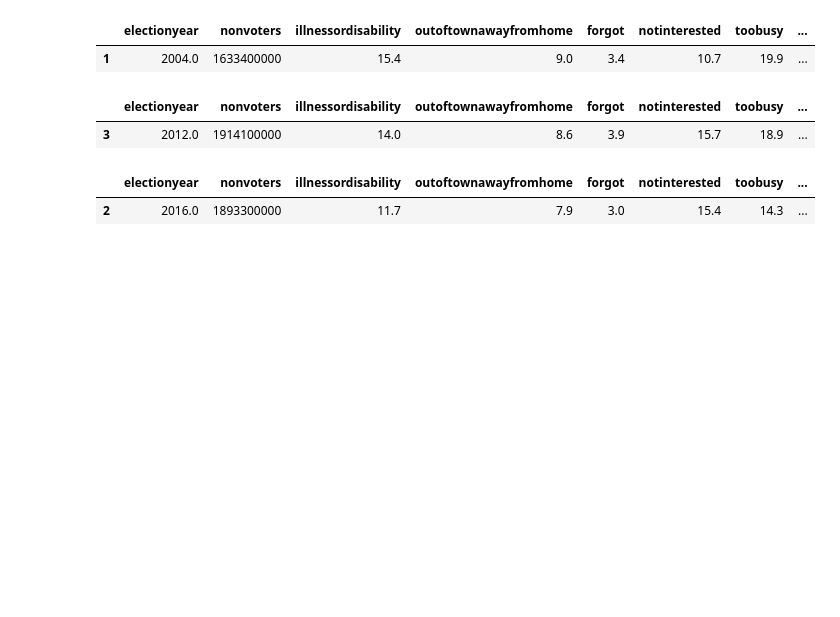
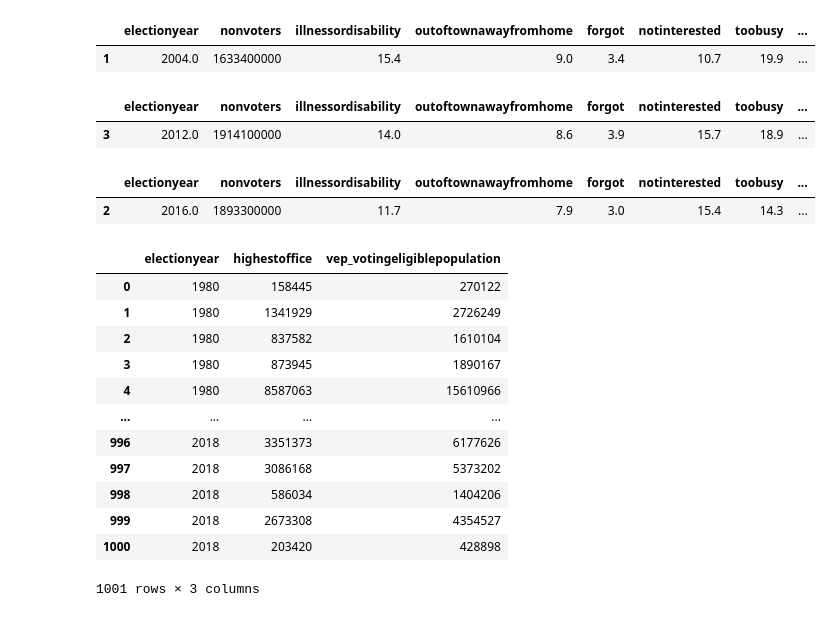
Before and after one commit to mmingoia/HTML_MN_Group_Project, a Jupyter notebook: app/Turnoutvisual.ipynb, the cells around one changed output. Saved outputs shown, nothing was run; the diff lists cells and outputs as text; code cells hidden in the pictures; blank space fills up the shorter version.

Commit message:
Adding Annual Turnout for visualaztion

```diff
--- a/app/Turnoutvisual.ipynb
+++ b/app/Turnoutvisual.ipynb
@@ -345,3 +347,22 @@ with open('Nonvoters2004_graph.html', 'w') as f:
 # %%
 with open('Nonvoters2012_graph.html', 'w') as f:
     f.write(Nonvoters2012.to_html(include_plotlyjs='cdn'))
+# %%
+# Read data from PostgreSQL database table and load into a DataFrame instance
+TurnoutDF =  pd.read_sql("select * from TurnoutData", db_conn)
+TurnoutDF =  TurnoutDF[["electionyear","highestoffice","vep_votingeligiblepopulation"]].copy()
+TurnoutDF
+# %% [output]
+|  | electionyear | highestoffice | vep_votingeligiblepopulation |
+| 0 | 1980 | 158445 | 270122 |
+| 1 | 1980 | 1341929 | 2726249 |
+| 2 | 1980 | 837582 | 1610104 |
+| 3 | 1980 | 873945 | 1890167 |
+| 4 | 1980 | 8587063 | 15610966 |
+| ... | ... | ... | ... |
+| 996 | 2018 | 3351373 | 6177626 |
+| 997 | 2018 | 3086168 | 5373202 |
+| 998 | 2018 | 586034 | 1404206 |
+| 999 | 2018 | 2673308 | 4354527 |
+| 1000 | 2018 | 203420 | 428898 |
+1001 rows × 3 columns
```
Also changed, not shown: parts of 4 cells of this notebook, 3 other files.
